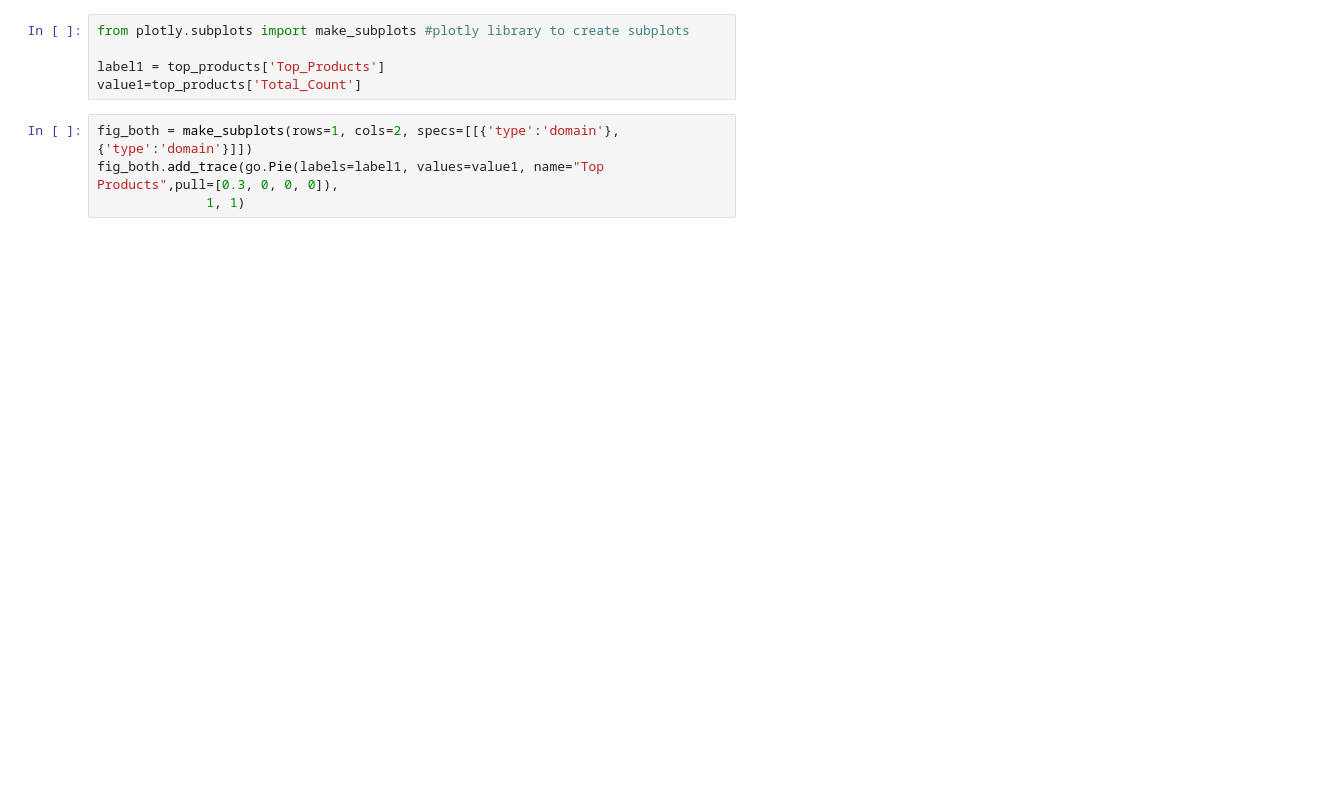
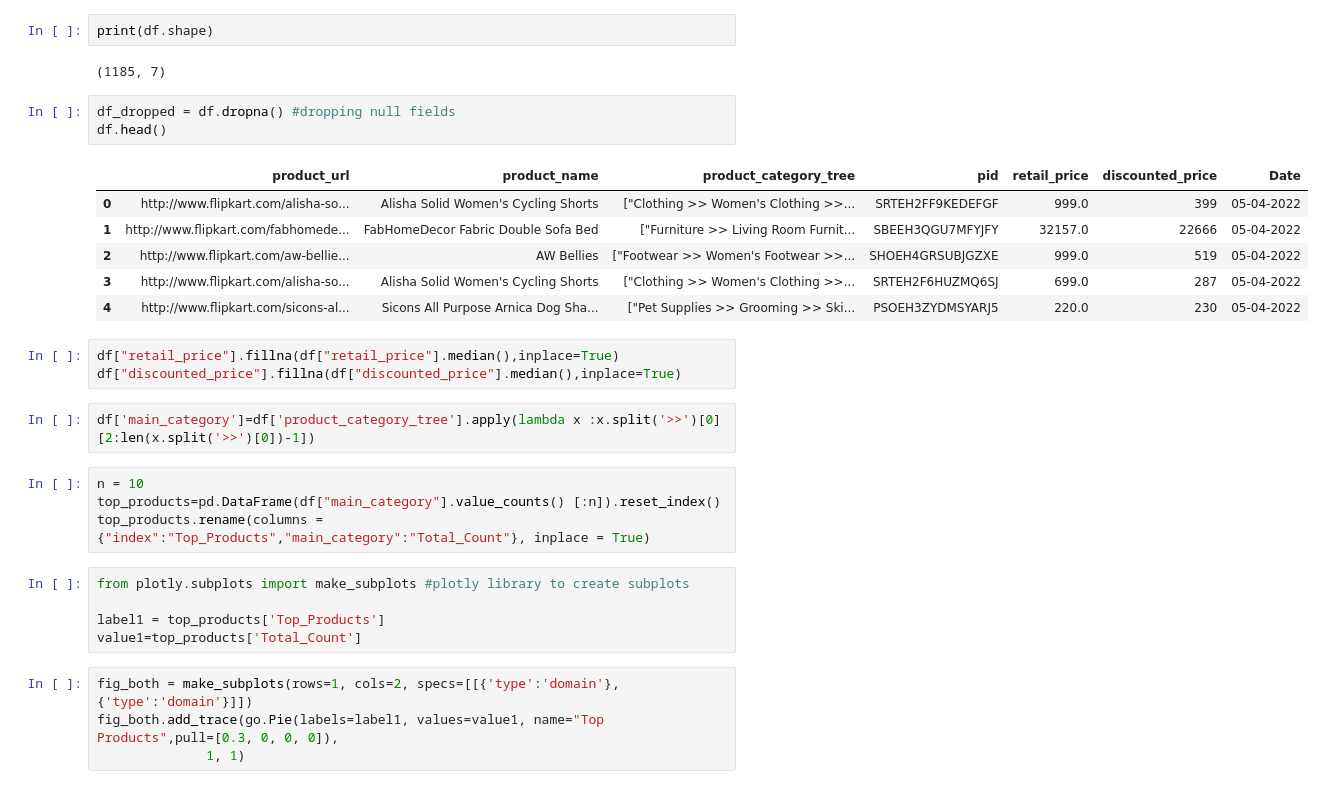
Before and after one commit to jaifin31/Flipkart-Analysis, a Jupyter notebook: original dataset/Flipkart price.ipynb, the cells around one changed output. Cells and saved outputs as stored; diff of their text form; blank space fills up the shorter version.

```diff
--- a/original dataset/Flipkart price.ipynb
+++ b/original dataset/Flipkart price.ipynb
@@ -26,3 +24,26 @@ print(df.isnull().sum())
+# %%
+print(df.shape)
+# %% [output]
+(1185, 7)
+# %%
+df_dropped = df.dropna() #dropping null fields
+df.head()
+# %% [output]
+|  | product_url | product_name | product_category_tree | pid | retail_price | discounted_price | Date |
+| 0 | http://www.flipkart.com/alisha-so... | Alisha Solid Women's Cycling Shorts | ["Clothing >> Women's Clothing >>... | SRTEH2FF9KEDEFGF | 999.0 | 399 | 05-04-2022 |
+| 1 | http://www.flipkart.com/fabhomede... | FabHomeDecor Fabric Double Sofa Bed | ["Furniture >> Living Room Furnit... | SBEEH3QGU7MFYJFY | 32157.0 | 22666 | 05-04-2022 |
+| 2 | http://www.flipkart.com/aw-bellie... | AW Bellies | ["Footwear >> Women's Footwear >>... | SHOEH4GRSUBJGZXE | 999.0 | 519 | 05-04-2022 |
+| 3 | http://www.flipkart.com/alisha-so... | Alisha Solid Women's Cycling Shorts | ["Clothing >> Women's Clothing >>... | SRTEH2F6HUZMQ6SJ | 699.0 | 287 | 05-04-2022 |
+| 4 | http://www.flipkart.com/sicons-al... | Sicons All Purpose Arnica Dog Sha... | ["Pet Supplies >> Grooming >> Ski... | PSOEH3ZYDMSYARJ5 | 220.0 | 230 | 05-04-2022 |
+# %%
+df["retail_price"].fillna(df["retail_price"].median(),inplace=True)
+df["discounted_price"].fillna(df["discounted_price"].median(),inplace=True)
+# %%
+df['main_category']=df['product_category_tree'].apply(lambda x :x.split('>>')[0][2:len(x.split('>>')[0])-1])
+# %%
+n = 10
+top_products=pd.DataFrame(df["main_category"].value_counts() [:n]).reset_index()
+top_products.rename(columns = {"index":"Top_Products","main_category":"Total_Count"}, inplace = True)
 # %%
 from plotly.subplots import make_subplots #plotly library to create subplots
 
```
Also changed, not shown: parts of 7 cells of this notebook, 28 other files.
